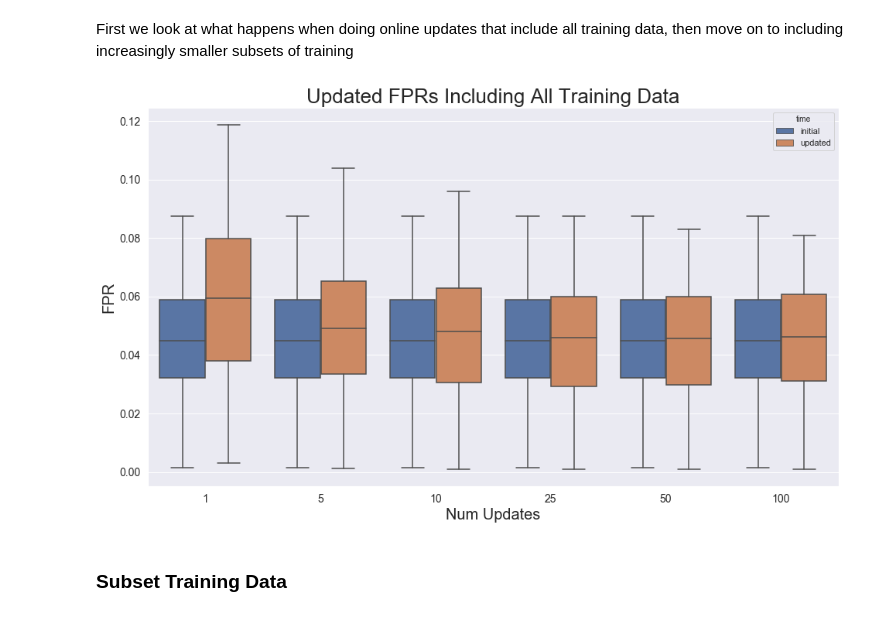
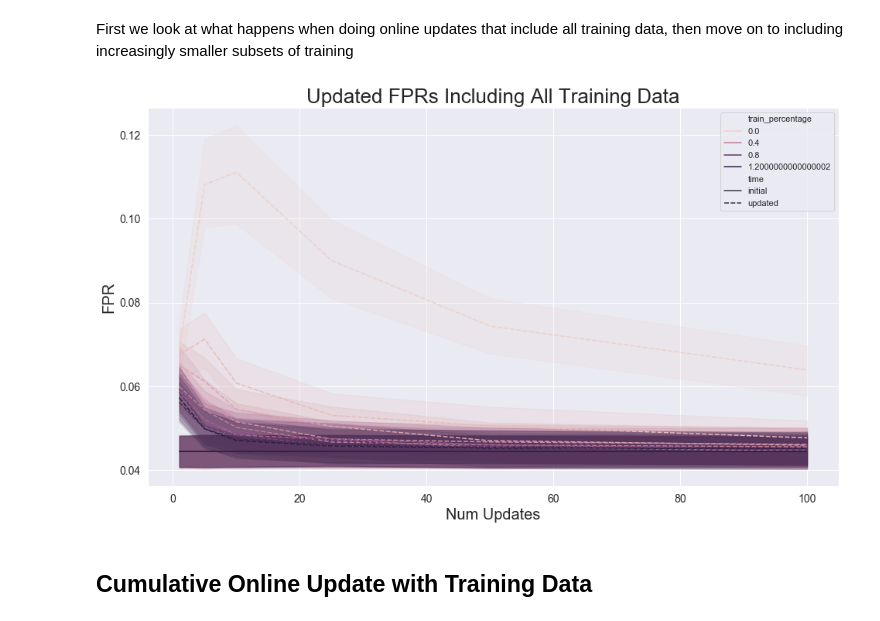
Before and after one commit to georgeadam/feedback_loops, a Jupyter notebook: history_effect.ipynb, the cells around one changed output. Drawn from its saved outputs; the diff is of its cells as text; code cells hidden in the pictures.

```diff
--- a/history_effect.ipynb
+++ b/history_effect.ipynb
@@ -30,3 +69,26 @@ from utils import eval_model, perturb_labels_fp, update_model_feedback_with_trai
+# %%
+def results_to_dataframe(initial_results, updated_results, num_updates, train_percentages):
+    data = {"type": [], "rate": [], "time": [], "updates": [], "train_percentage": []}
+
+    for update in num_updates:
+        for train_percentage in train_percentages:
+            for key in initial_results[update][train_percentage].keys():
+                data["type"] += [key] * len(initial_results[update][train_percentage][key])
+                data["rate"] += initial_results[update][train_percentage][key]
+                data["time"] += ["initial"] * len(initial_results[update][train_percentage][key])
+                data["updates"] += [update] * len(initial_results[update][train_percentage][key])
+                data["train_percentage"] += [train_percentage] * len(initial_results[update][train_percentage][key])
+
+    for update in num_updates:
+        for train_percentage in train_percentages:
+            for key in updated_results[update][train_percentage].keys():
+                data["type"] += [key] * len(updated_results[update][train_percentage][key])
+                data["rate"] += updated_results[update][train_percentage][key]
+                data["time"] += ["updated"] * len(updated_results[update][train_percentage][key])
+                data["updates"] += [update] * len(updated_results[update][train_percentage][key])
+                data["train_percentage"] += [train_percentage] * len(updated_results[update][train_percentage][key])
+
+    return pd.DataFrame(data)
 # %%
 n_train = 10000
 n_update = 10000
@@ -133,15 +144,23 @@ for update in num_updates:
+# %%
+seeds = 100
+num_updates = [1, 5, 10, 25, 50, 100]
+train_percentages = [0.01, 0.1, 0.2, 0.3, 0.4, 0.5, 0.6, 0.7, 0.8, 0.9, 1.0]
+
+initial_results, updated_results = train_update_loop(n_train, n_update, n_test, update_model_feedback_with_training, num_updates, train_percentages, seeds )
+# %%
+data = results_to_dataframe(initial_results, updated_results, num_updates, train_percentages)
 # %%
 data = pd.DataFrame(data)
 fig = plt.figure(figsize=(16, 9))
 ax = fig.add_subplot(111)
-sns.boxplot(x="updates", y="rate", hue="time", data=data.loc[data["type"] == "fpr"], ax=ax)
-# sns.swarmplot(x="type", y="rate", hue="time", data=data, color=".25", ax=ax)
+sns.lineplot(x="updates", y="rate", style="time", hue="train_percentage", data=data.loc[data["type"] == "fpr"], ax=ax)
 ax.set_xlabel("Num Updates", size=20)
 ax.set_ylabel("FPR", size=20)
 ax.set_title("Updated FPRs Including All Training Data", size=26)
 ax.tick_params(axis='both', which='major', labelsize=14)
 ax.tick_params(axis='both', which='minor', labelsize=14)
+fig.savefig("figures/history_effect/updated_fpr_non_cumulative.png", dpi=300)
 # %% [output]
-[figure, old version]
+[figure, new version]
 # %% [markdown]
-### Subset Training Data
+## Cumulative Online Update with Training Data
```
Also changed, not shown: parts of 11 cells of this notebook, 1 other file.
